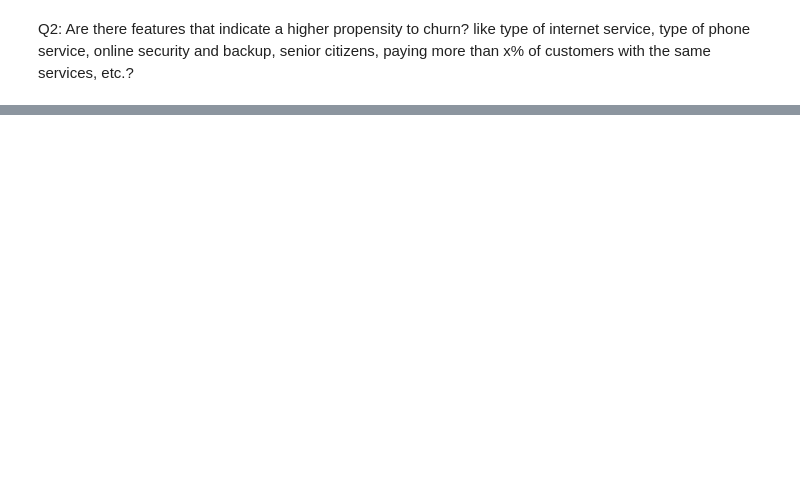
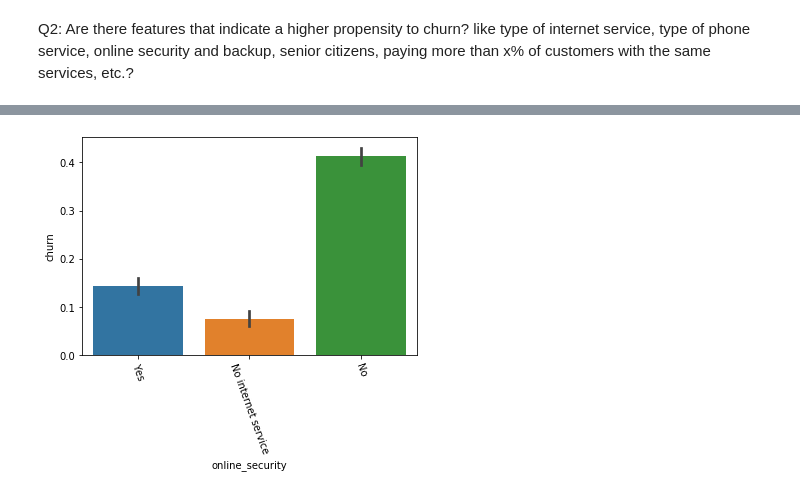
Before and after one commit to misty-garcia/telco-churn-project, a Jupyter notebook: telco_pipeline.ipynb, the cells around one changed output, grey strips where cells are left out. Saved outputs shown, nothing was run; the diff lists cells and outputs as text; code cells hidden in the pictures; blank space fills up the shorter version.

```diff
--- a/telco_pipeline.ipynb
+++ b/telco_pipeline.ipynb
@@ -330,0 +434,7 @@ plt.show()
+# %%
+# plot online security
+sns.barplot(x="online_security", y="churn", data=train1)
+plt.xticks(rotation=-70)
+plt.show()
+# %% [output]
+[figure, added]
```
Also changed, not shown: parts of 28 cells of this notebook, 1 other file.
